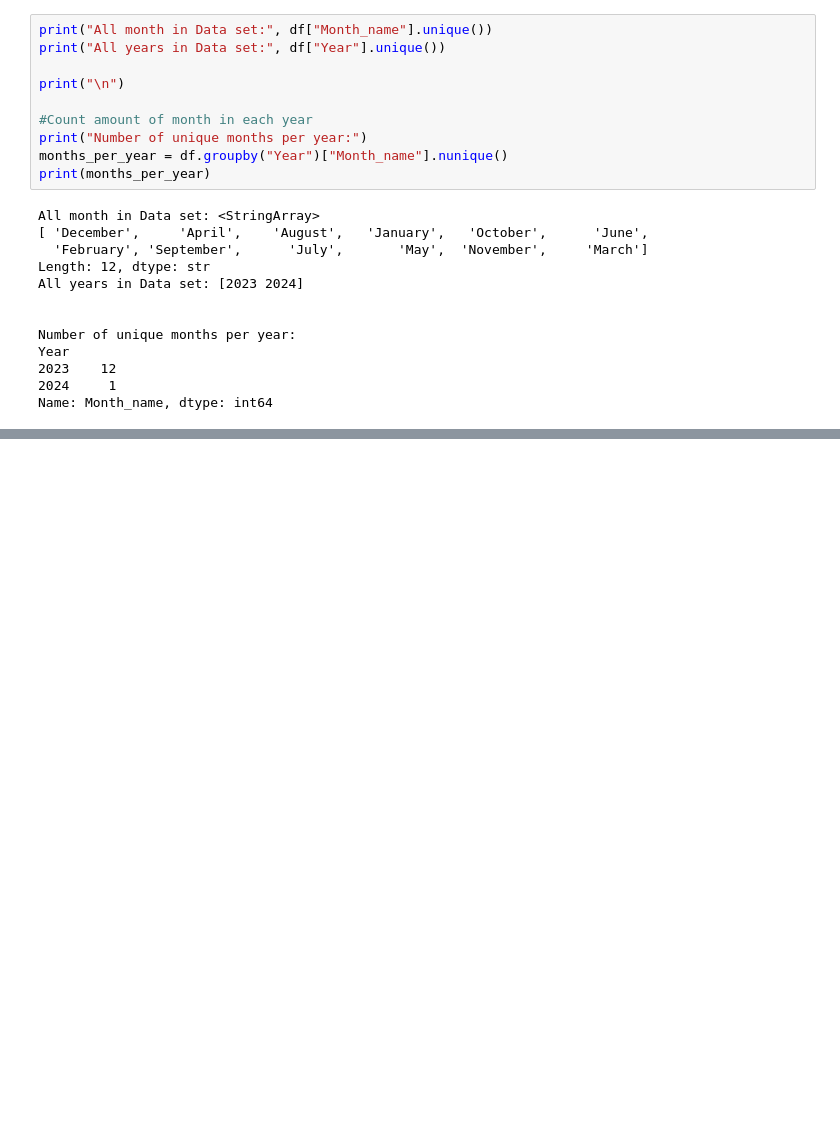
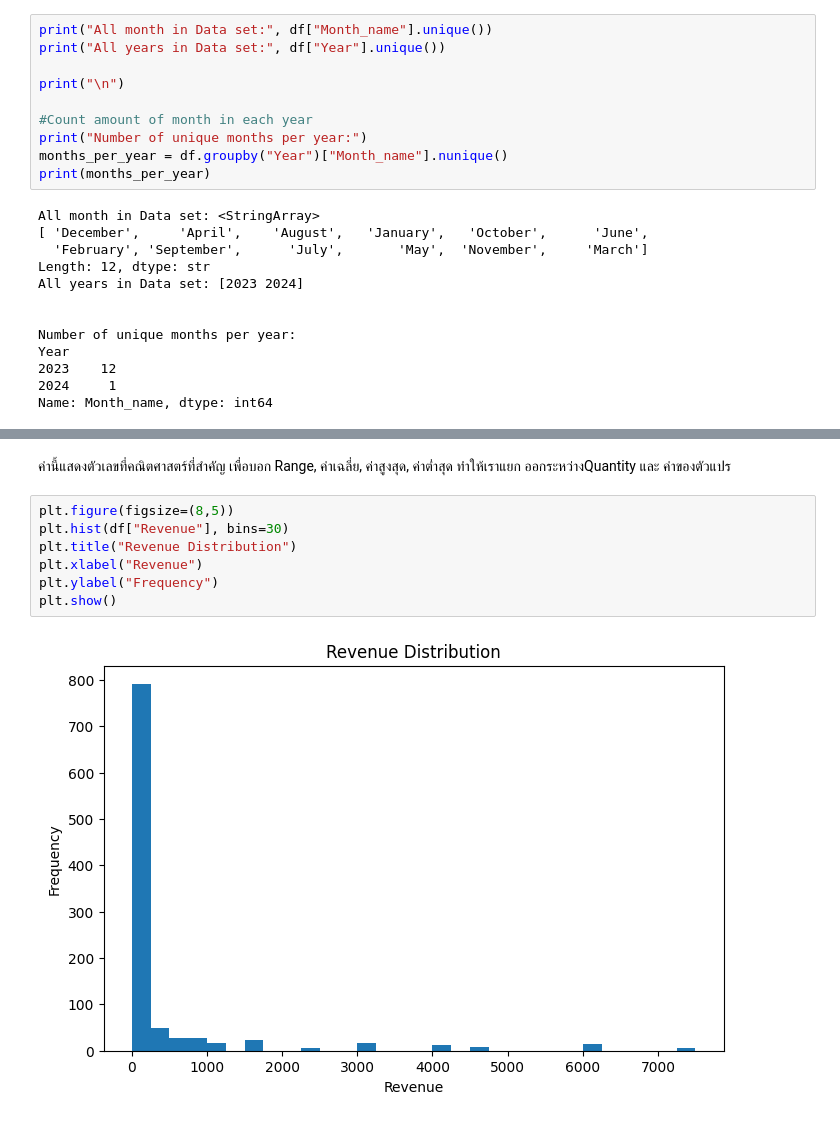
Before and after one commit to ppts2545/E-commerce-Sales-and-Customer-Insights-Dataset, a Jupyter notebook: notebooks/03_eda_overview.ipynb, the cells around one changed output, grey strips where cells are left out. Cells and saved outputs as stored; diff of their text form; blank space fills up the shorter version.

```diff
--- a/notebooks/03_eda_overview.ipynb
+++ b/notebooks/03_eda_overview.ipynb
@@ -108,0 +136,11 @@ Name: Month_name, dtype: int64
+# %% [markdown]
+ค่านี้แสดงตัวเลขที่คณิตศาสตร์ที่สําคัญ เพื่อบอก Range, ค่าเฉลี่ย, ค่าสูงสุด, ค่าตํ่าสุด ทําให้เราแยก ออกระหว่างQuantity และ ค่าของตัวแปร
+# %%
+plt.figure(figsize=(8,5))
+plt.hist(df["Revenue"], bins=30)
+plt.title("Revenue Distribution")
+plt.xlabel("Revenue")
+plt.ylabel("Frequency")
+plt.show()
+# %% [output]
+[figure, added]
```
Also changed, not shown: parts of 10 cells of this notebook.
